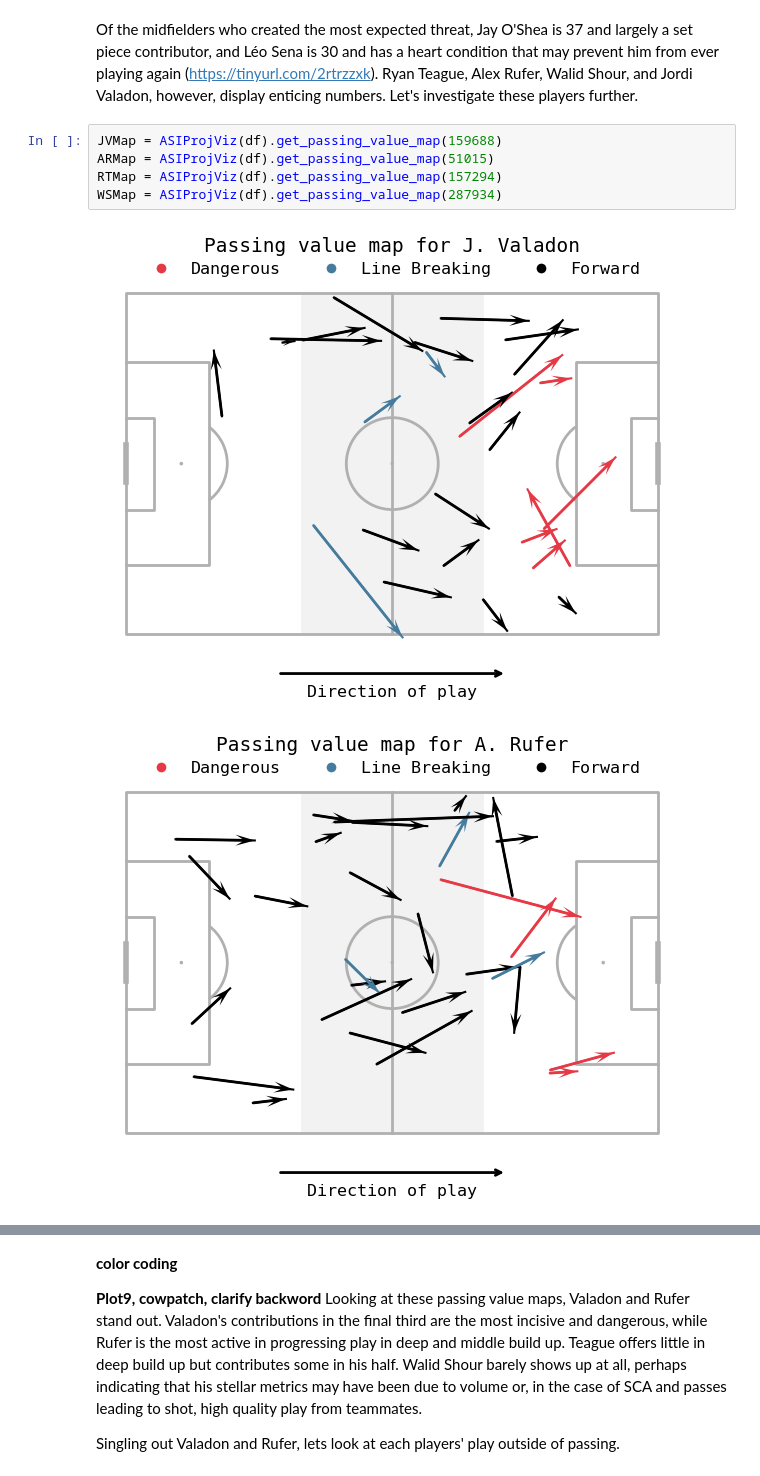
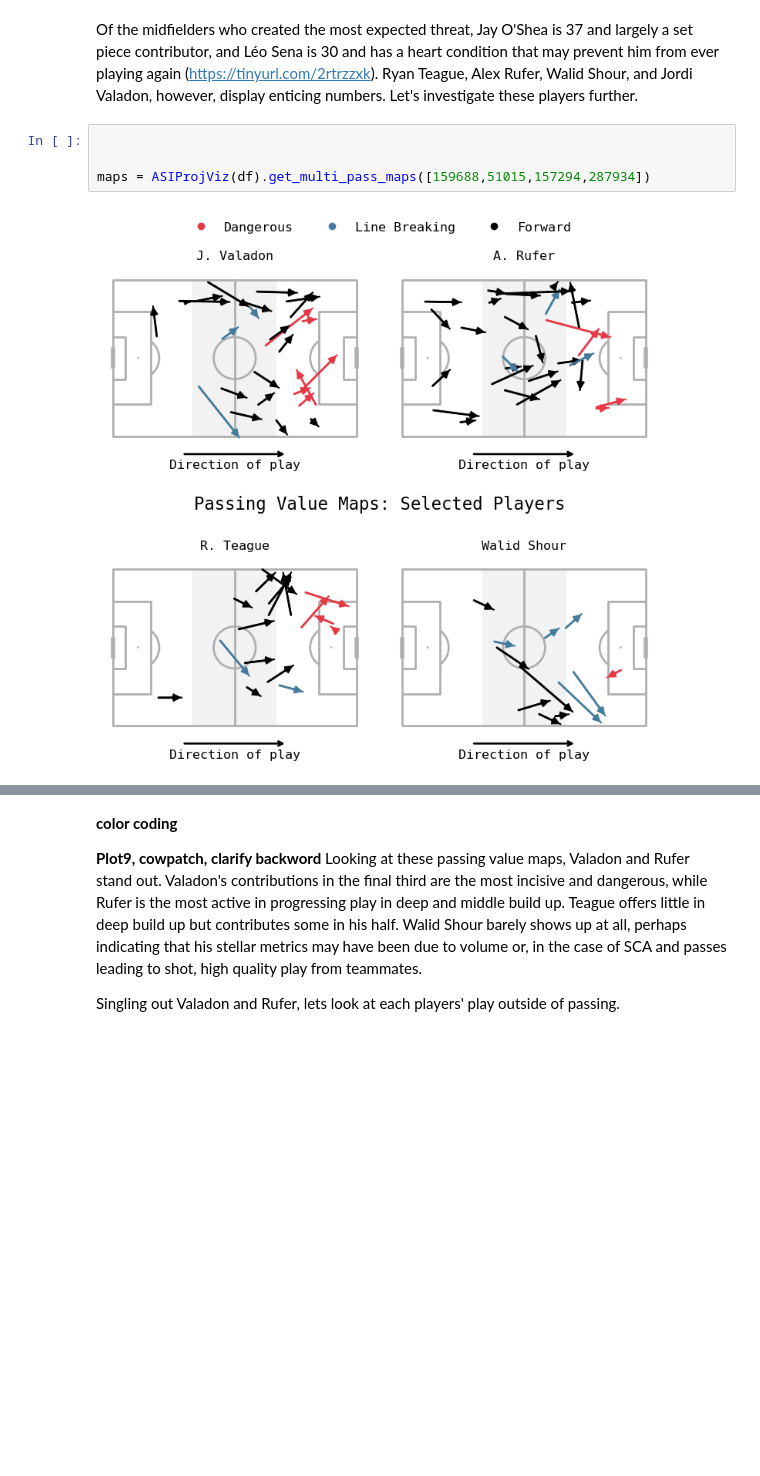
Before and after one commit to nkrackeler30/ASIProj, a Jupyter notebook: Data/ASIProj.ipynb, the cells around one changed output, grey strips where cells are left out. Drawn from its saved outputs; the diff is of its cells as text; blank space fills up the shorter version.

```diff
--- a/Data/ASIProj.ipynb
+++ b/Data/ASIProj.ipynb
@@ -1581,10 +1599,8 @@ summary
 # %% [markdown]
 Of the midfielders who created the most expected threat, Jay O'Shea is 37 and largely a set piece contributor, and Léo Sena is 30 and has a heart condition that may prevent him from ever playing again (https://tinyurl.com/2rtrzzxk). Ryan Teague, Alex Rufer, Walid Shour, and Jordi Valadon, however, display enticing numbers. Let's investigate these players further.
 # %%
-JVMap = ASIProjViz(df).get_passing_value_map(159688)
-ARMap = ASIProjViz(df).get_passing_value_map(51015)
-RTMap = ASIProjViz(df).get_passing_value_map(157294)
-WSMap = ASIProjViz(df).get_passing_value_map(287934)
+
+
+maps = ASIProjViz(df).get_multi_pass_maps([159688,51015,157294,287934])
 # %% [output]
-[figure, old version]
+[figure, new version]
-[figure, removed]
```
Also changed, not shown: parts of 4 cells of this notebook.
